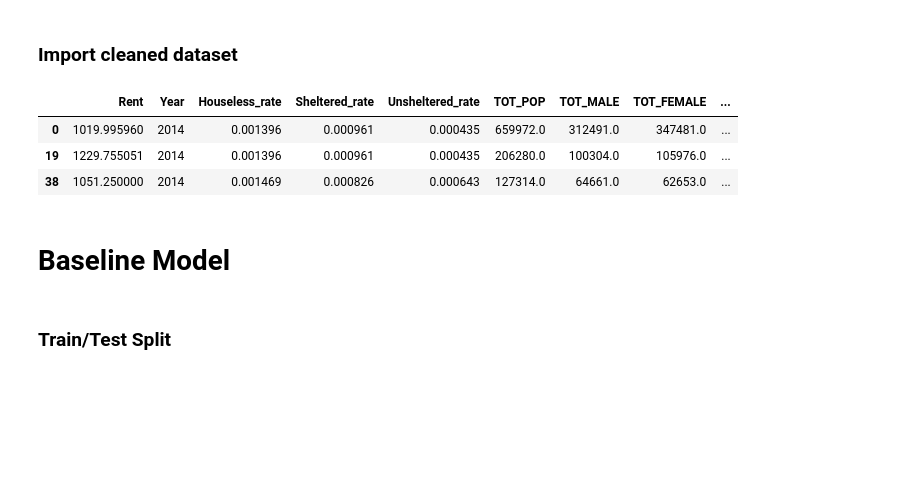
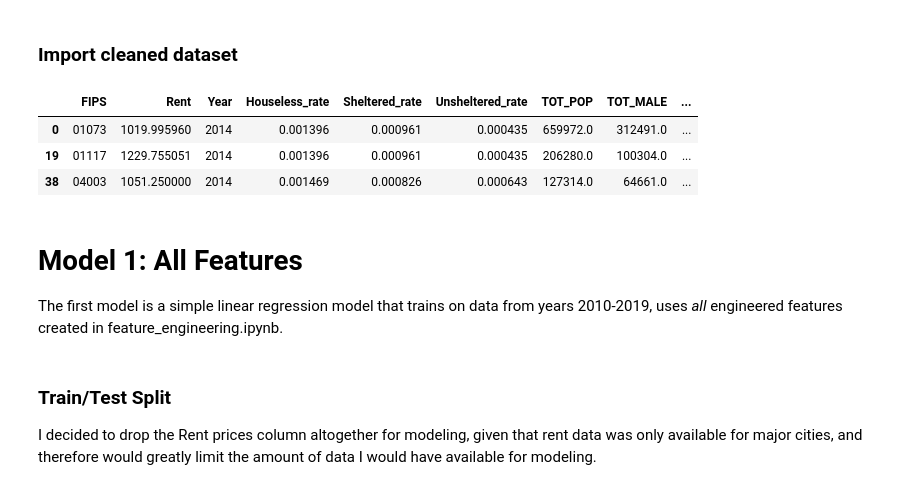
Before and after one commit to khyateed/projecting-food-insecurity, a Jupyter notebook: notebooks/modeling.ipynb, the cells around one changed output. Cells and saved outputs as stored; diff of their text form; code cells hidden in the pictures; blank space fills up the shorter version.

```diff
--- a/notebooks/modeling.ipynb
+++ b/notebooks/modeling.ipynb
@@ -30,17 +32,19 @@ pd.set_option('display.max_columns', None)
 # %%
 with open('../pickled/feature_engineered_data.pickle', "rb") as input_file:
     df = pickle.load(input_file)
 
 # remove features not needed for modeling
-df.drop(['FIPS', 'coc_number','Low Threshold Type', 'High Threshold Type',
+df.drop([ 'coc_number','Low Threshold Type', 'High Threshold Type',
        'State', 'County', 'State/County'],axis=1, inplace=True)
 df.head(3)
 # %% [output]
-|  | Rent | Year | Houseless_rate | Sheltered_rate | Unsheltered_rate | TOT_POP | TOT_MALE | TOT_FEMALE | ... |
-| 0 | 1019.995960 | 2014 | 0.001396 | 0.000961 | 0.000435 | 659972.0 | 312491.0 | 347481.0 | ... |
-| 19 | 1229.755051 | 2014 | 0.001396 | 0.000961 | 0.000435 | 206280.0 | 100304.0 | 105976.0 | ... |
-| 38 | 1051.250000 | 2014 | 0.001469 | 0.000826 | 0.000643 | 127314.0 | 64661.0 | 62653.0 | ... |
+|  | FIPS | Rent | Year | Houseless_rate | Sheltered_rate | Unsheltered_rate | TOT_POP | TOT_MALE | ... |
+| 0 | 01073 | 1019.995960 | 2014 | 0.001396 | 0.000961 | 0.000435 | 659972.0 | 312491.0 | ... |
+| 19 | 01117 | 1229.755051 | 2014 | 0.001396 | 0.000961 | 0.000435 | 206280.0 | 100304.0 | ... |
+| 38 | 04003 | 1051.250000 | 2014 | 0.001469 | 0.000826 | 0.000643 | 127314.0 | 64661.0 | ... |
-# %% [markdown]
-# Baseline Model
-# %% [markdown]
-### Train/Test Split
+# %% [markdown]
+# Model 1: All Features
+The first model is a simple linear regression model that trains on data from years 2010-2019, uses *all* engineered features created in feature_engineering.ipynb.
+# %% [markdown]
+### Train/Test Split
+I decided to drop the Rent prices column altogether for modeling, given that rent data was only available for major cities, and therefore would greatly limit the amount of data I would have available for modeling.
```
Also changed, not shown: parts of 69 cells of this notebook, 1 other file.
